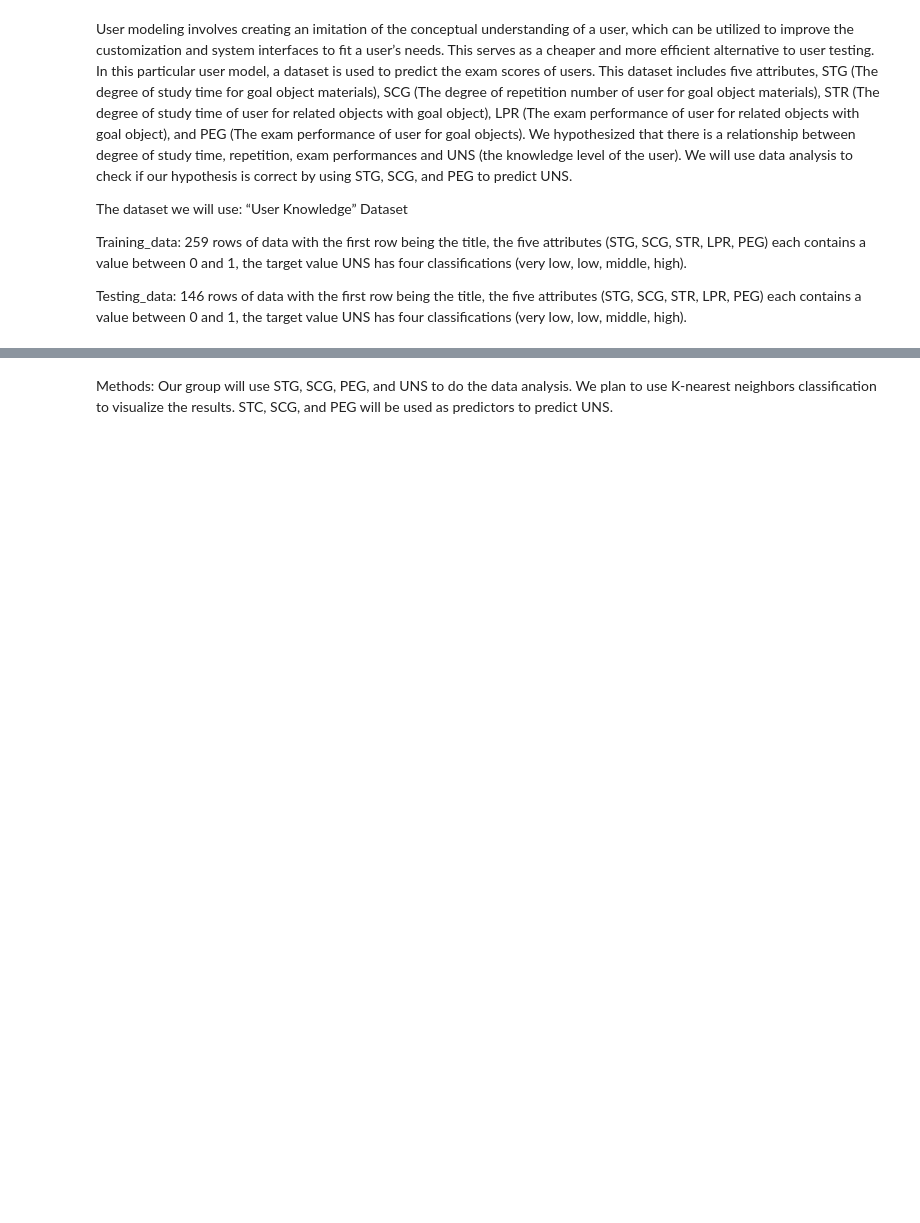
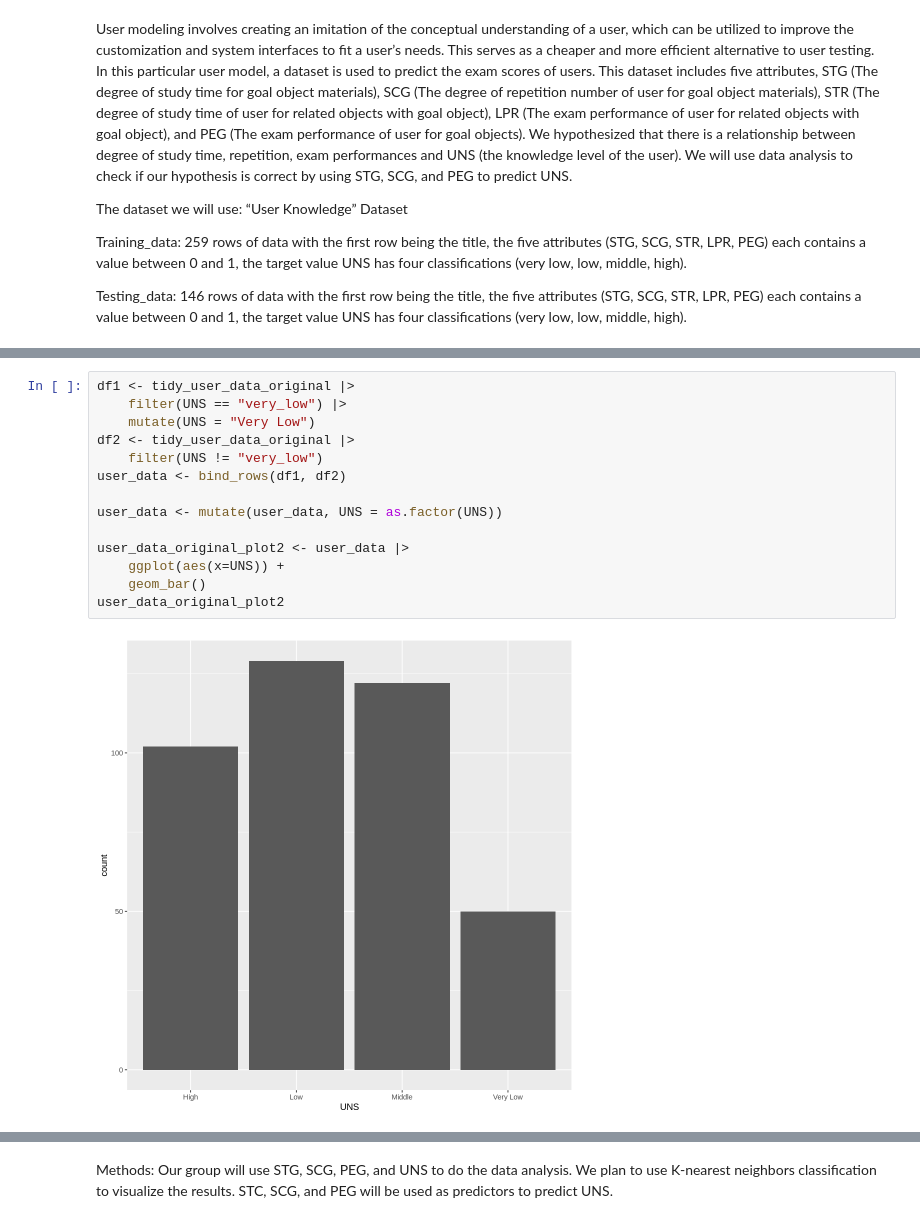
Before and after one commit to TPPJT/DSCI-Group-Project, a Jupyter notebook: GroupProject_1.ipynb, the cells around one changed output, grey strips where cells are left out. Saved outputs shown, nothing was run; the diff lists cells and outputs as text; blank space fills up the shorter version.

```diff
--- a/GroupProject_1.ipynb
+++ b/GroupProject_1.ipynb
@@ -86,0 +50,16 @@ A tibble: 101 × 6
+# %%
+df1 <- tidy_user_data_original |>
+    filter(UNS == "very_low") |>
+    mutate(UNS = "Very Low")
+df2 <- tidy_user_data_original |>
+    filter(UNS != "very_low")
+user_data <- bind_rows(df1, df2)
+
+user_data <- mutate(user_data, UNS = as.factor(UNS))
+
+user_data_original_plot2 <- user_data |>
+    ggplot(aes(x=UNS)) +
+    geom_bar()
+user_data_original_plot2
+# %% [output]
+[figure, added]
```
Also changed, not shown: parts of 15 cells of this notebook.
